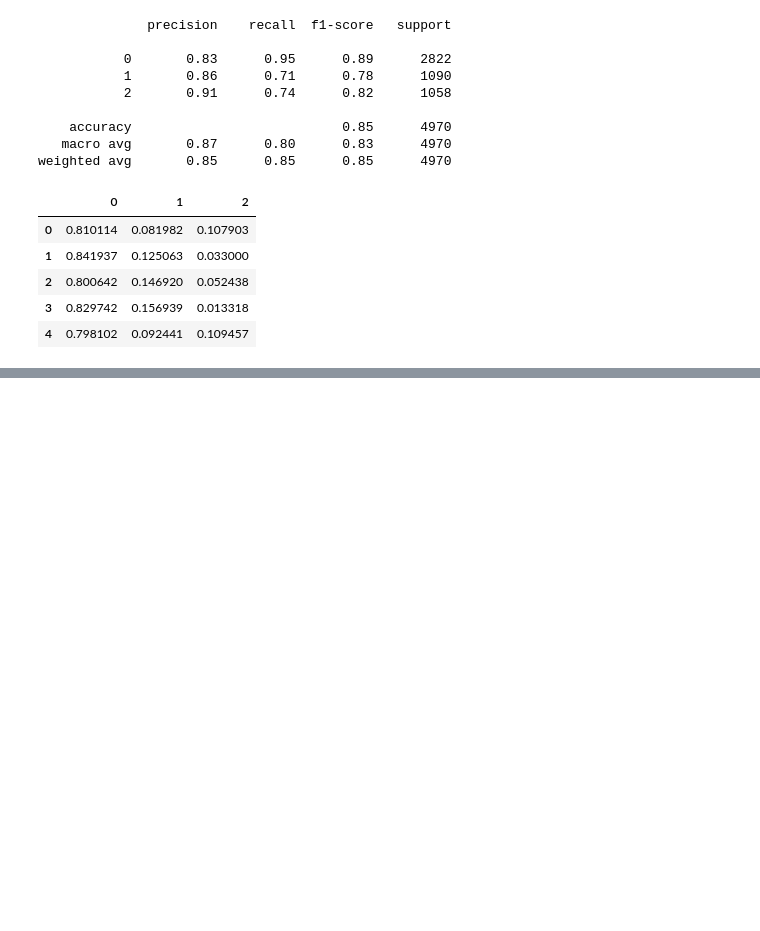
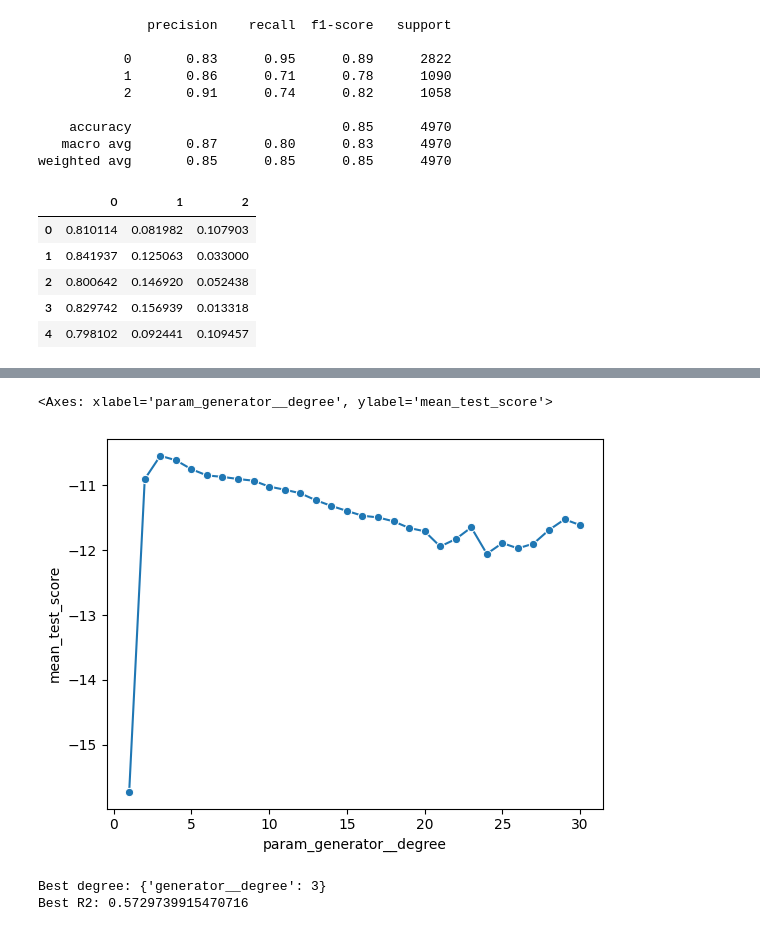
Before and after one commit to Mukhammadkodir27/Advanced_Python, a Jupyter notebook: Machine_Learning/Machine-Learning2.ipynb, the cells around one changed output, grey strips where cells are left out. Saved outputs shown, nothing was run; the diff lists cells and outputs as text; code cells hidden in the pictures; blank space fills up the shorter version.

```diff
--- a/Machine_Learning/Machine-Learning2.ipynb
+++ b/Machine_Learning/Machine-Learning2.ipynb
@@ -400,0 +523,8 @@ cards_fitted_probs_df.head()
+# %%
+# lets use 5-fold cross-validation to find the optimal degree for the polynomial
+# regression model
+
+# create a k-fold object
+cv5 = KFold(n_splits = 5,
+            shuffle = True,
+            random_state = 123)
@@ -400,0 +609,12 @@ cards_fitted_probs_df.head()
+# %%
+# now we treat the defined grid_search object as a regular model
+
+# fit on training data
+poly_grid_search.fit(data1.drop(columns = 'y'),
+                    data1['y'])
+
+# print or inspect the best parameters and scores
+print('Best degree:', poly_grid_search.best_params_)
+print('Best -RMSE:', poly_grid_search.best_score_)
+
+# the result is in line with expectations
@@ -400,0 +646,36 @@ cards_fitted_probs_df.head()
+# %%
+sns.lineplot(
+    x = poly_grid_search_df['param_generator__degree'],
+    y = poly_grid_search_df['mean_test_score'],
+    marker = 'o'
+)
+# %% [output]
+<Axes: xlabel='param_generator__degree', ylabel='mean_test_score'>
+[figure, added]
+# %%
+# lets apply the repeated cross-validation
+# we will use 5-fold cross-validation repeated 3 times
+
+# create a repeated k-fold object
+
+cv5x3 = RepeatedKFold(n_splits = 5, # Number of folds
+                      n_repeats = 3, # Number of repetitions
+                      random_state = 123)
+
+poly_grid_search2 = GridSearchCV(poly_pipeline, # same model as before
+                                 param_grid = polyreg_grid, # same grid as before
+                                 cv = cv5x3, # DIFFERENCE: repeated cross-validation
+                                 scoring = 'r2', # DIFFERENCE: R^2 metric
+                                 # https://scikit-learn.org/stable/modules/model_evaluation.html#scoring-parameter
+                                 n_jobs = -1)  # Use all available CPU cores (optional)
+
+# Fit on training data
+poly_grid_search2.fit(data1.drop(columns = 'y'),
+                      data1['y'])
+
+# Print or inspect the best parameters and scores
+print("Best degree:", poly_grid_search2.best_params_)
+print("Best R2:", poly_grid_search2.best_score_)
+# %% [output]
+Best degree: {'generator__degree': 3}
+Best R2: 0.5729739915470716
```
Also changed, not shown: parts of 27 cells of this notebook.
